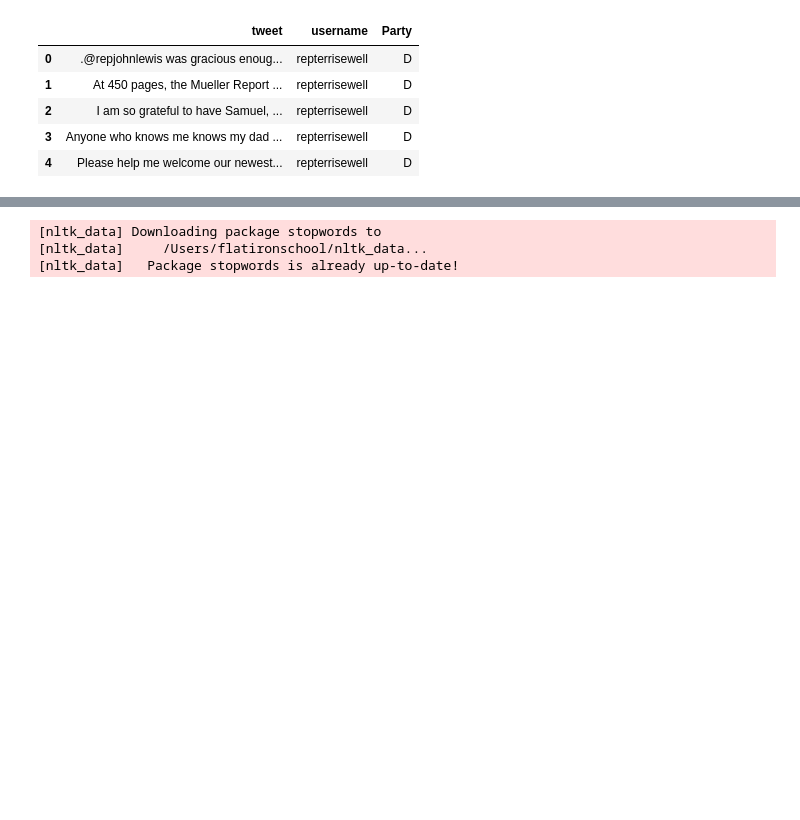
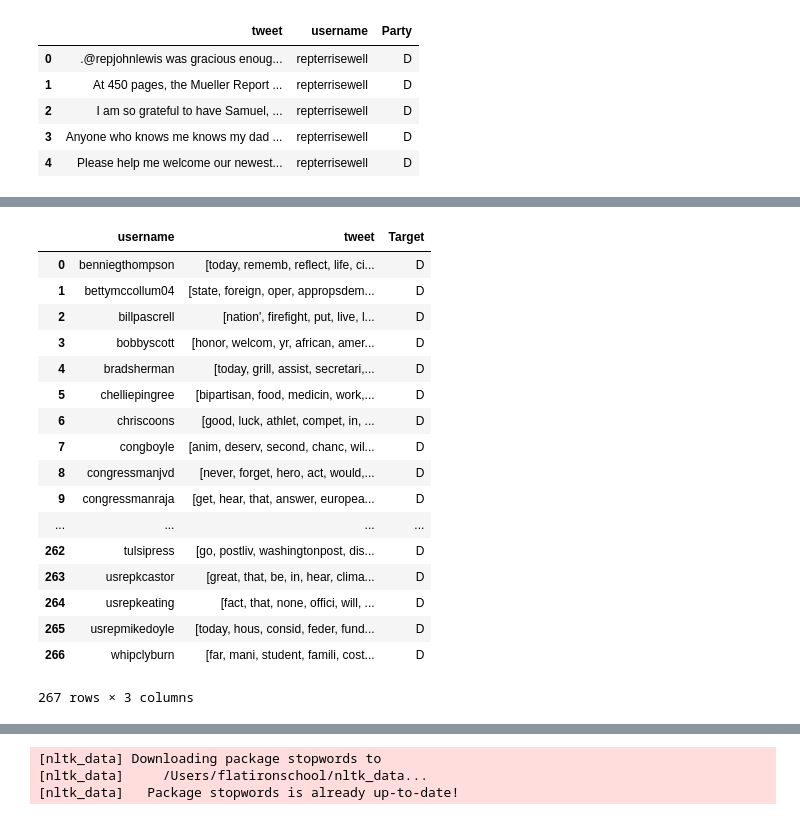
Before and after one commit to omerhakim/Twitter_Classification, a Jupyter notebook: mode_5/Vectorization.ipynb, the cells around one changed output, grey strips where cells are left out. Drawn from its saved outputs; the diff is of its cells as text; code cells hidden in the pictures; blank space fills up the shorter version.

```diff
--- a/mode_5/Vectorization.ipynb
+++ b/mode_5/Vectorization.ipynb
@@ -21,0 +33,3 @@ Final_Congress_tweets.head()
+# %%
+Democrats =  Democrats.groupby('username')['tweet'].apply(' '.join).reset_index()
+Democrats.head()
@@ -21,0 +43,3 @@ Final_Congress_tweets.head()
+# %%
+pattern = "([a-zA-Z]+(?:'[a-z]+)?)"
+Democrats["tweet"] =Democrats["tweet"].apply(lambda x: nltk.regexp_tokenize(x,pattern))
@@ -21,0 +49,3 @@ Final_Congress_tweets.head()
+# %%
+for i in range(len(Democrats)):
+    Democrats['tweet'][i] = stem_to_final_list(Democrats['tweet'][i])
@@ -21,0 +72,23 @@ Final_Congress_tweets.head()
+# %%
+Democrats['Target'] = 'D'
+# %%
+Democrats
+# %% [output]
+|  | username | tweet | Target |
+| 0 | benniegthompson | [today, rememb, reflect, life, ci... | D |
+| 1 | bettymccollum04 | [state, foreign, oper, appropsdem... | D |
+| 2 | billpascrell | [nation', firefight, put, live, l... | D |
+| 3 | bobbyscott | [honor, welcom, yr, african, amer... | D |
+| 4 | bradsherman | [today, grill, assist, secretari,... | D |
+| 5 | chelliepingree | [bipartisan, food, medicin, work,... | D |
+| 6 | chriscoons | [good, luck, athlet, compet, in, ... | D |
+| 7 | congboyle | [anim, deserv, second, chanc, wil... | D |
+| 8 | congressmanjvd | [never, forget, hero, act, would,... | D |
+| 9 | congressmanraja | [get, hear, that, answer, europea... | D |
+| ... | ... | ... | ... |
+| 262 | tulsipress | [go, postliv, washingtonpost, dis... | D |
+| 263 | usrepkcastor | [great, that, be, in, hear, clima... | D |
+| 264 | usrepkeating | [fact, that, none, offici, will, ... | D |
+| 265 | usrepmikedoyle | [today, hous, consid, feder, fund... | D |
+| 266 | whipclyburn | [far, mani, student, famili, cost... | D |
+267 rows × 3 columns
```
Also changed, not shown: parts of 63 cells of this notebook, 7 other files.
